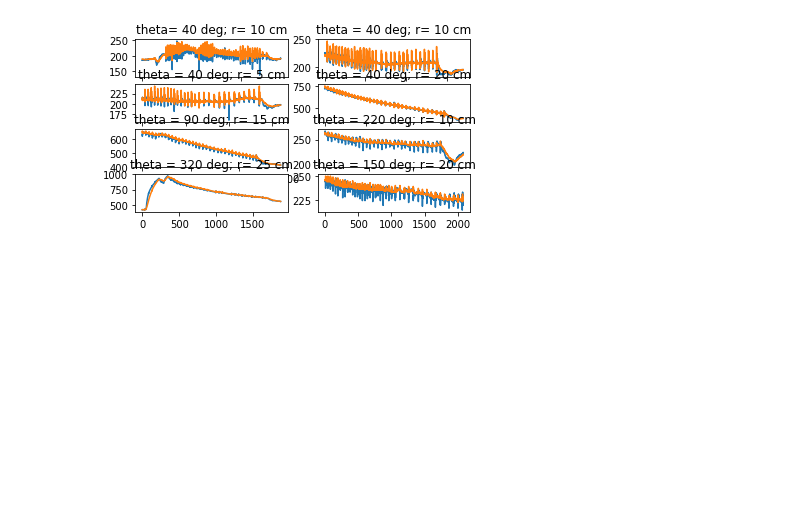
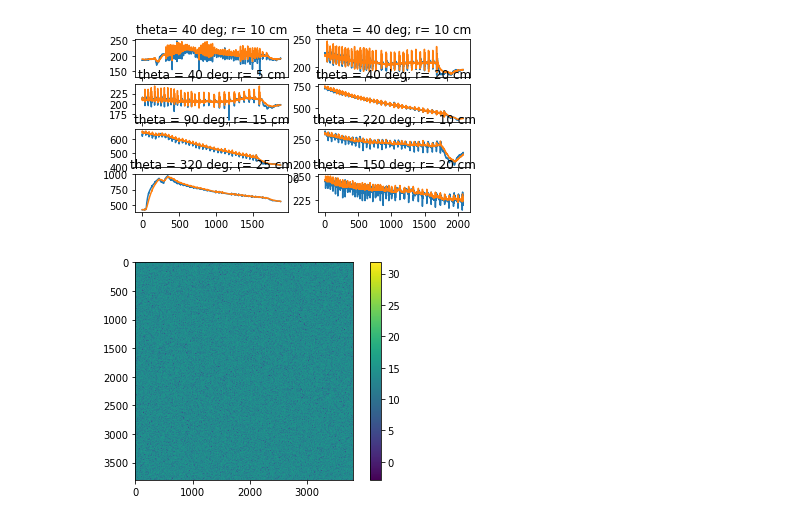
Before and after one commit to sarahaguasvivas/source_local_2.0, a Jupyter notebook: SourceLocal.ipynb, the cells around one changed output. Saved outputs shown, nothing was run; the diff lists cells and outputs as text; code cells hidden in the pictures; blank space fills up the shorter version.

```diff
--- a/SourceLocal.ipynb
+++ b/SourceLocal.ipynb
@@ -84,3 +84,14 @@ plt.title('theta = 150 deg; r= 20 cm')
 plt.show()
 # %% [output]
 [figure]
+# %%
+# Performing an nFFT in the whole data
+
+X, Y= np.meshgrid(deg40point1[:, 0], deg40point1[:,1])
+
+FS = np.fft.fftn(S)
+plt.imshow(np.log(np.abs(np.fft.fftshift(FS))**2))
+plt.colorbar()
+plt.show()
+# %% [output]
+[figure, added]
```
Also changed, not shown: parts of 3 cells of this notebook.
